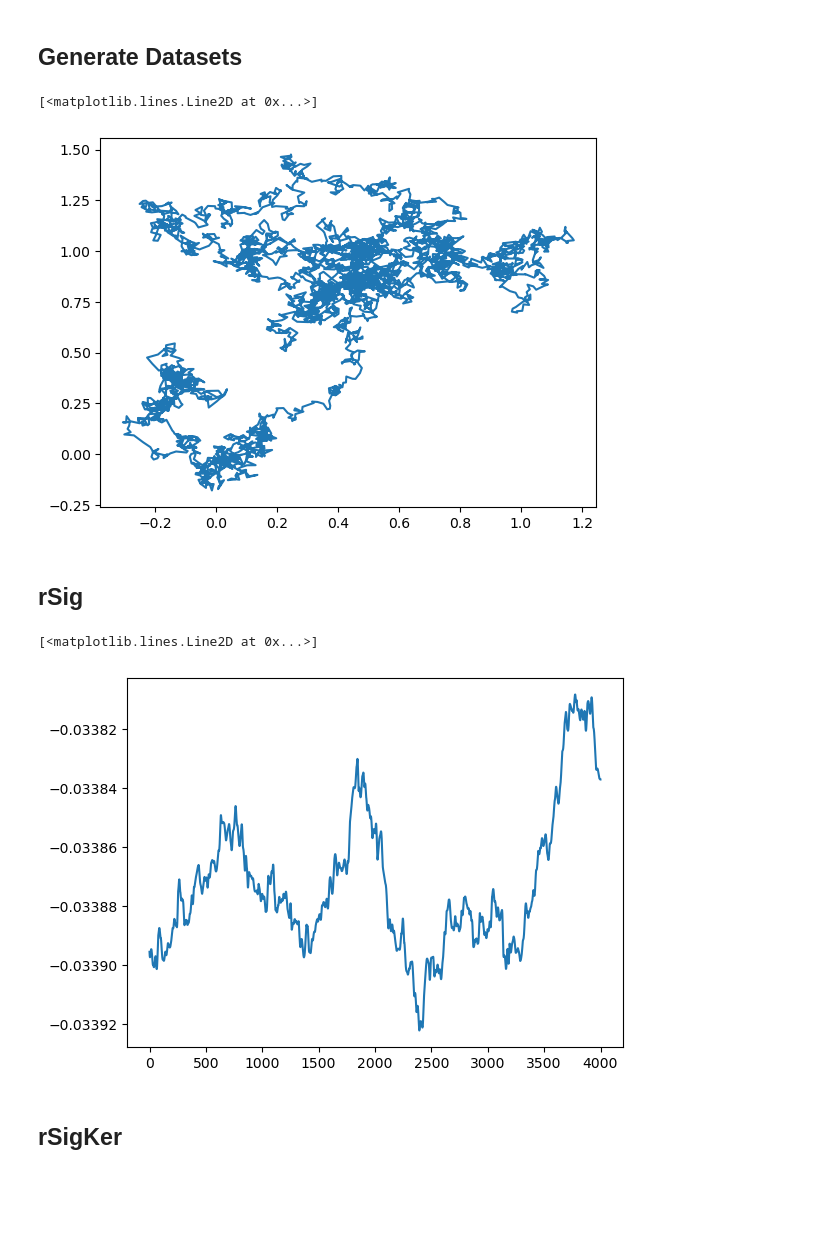
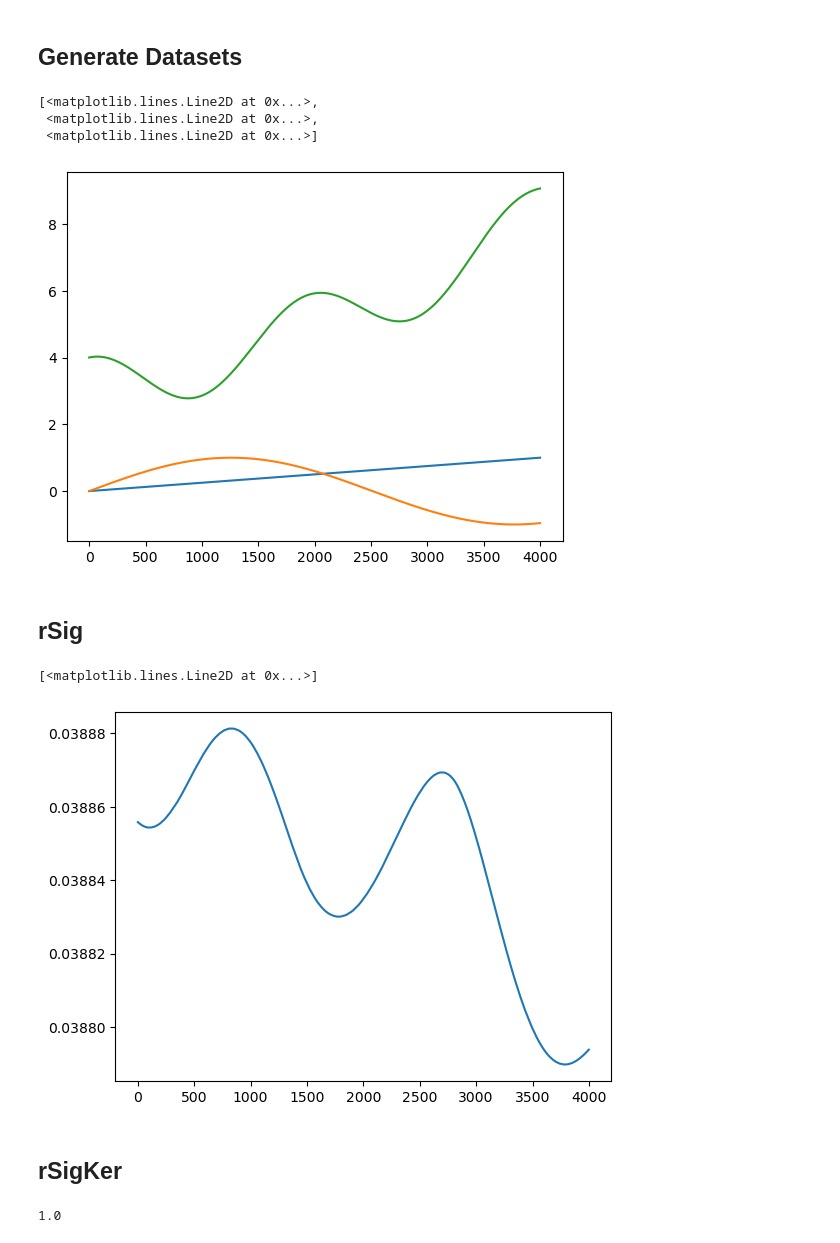
Before and after one commit to MucaCirone/NeuralSignatureKernels, a Jupyter notebook: notebooks/test.ipynb, the cells around one changed output. Saved outputs shown, nothing was run; the diff lists cells and outputs as text; code cells hidden in the pictures; blank space fills up the shorter version.

Commit message:
batch compatibility

```diff
--- a/notebooks/test.ipynb
+++ b/notebooks/test.ipynb
@@ -27,6 +28,18 @@ def generate_BM(batch, timesteps, d, T=1.0):
     B = dB.cumsum(dim=1)
 
     return B
+
+def generate_paths(batch, timesteps):
+
+    times = torch.linspace(0., 1, timesteps)
+
+    x = torch.stack([np.sin(w*times).double() for w in np.linspace(5,8,batch) ])
+    x = x[..., None]
+
+    y = torch.stack([np.cos(w*times).double() + 3*np.exp(times).double() for w in np.linspace(13,16,batch)])
+    y = y[..., None]
+
+    return torch.cat([x, y], dim=-1)
 # %% [markdown]
 # Randomized Signatures
 # %% [markdown]
@@ -34,18 +47,23 @@ def generate_BM(batch, timesteps, d, T=1.0):
 # %%
 # Hyperparameters
 batch, timesteps, d = 4, 4000, 2
 ReLU = lambda x : x * (x > 0)
 
 # Data
 # I: (timesteps, )
 I = torch.linspace(0, 1.0, timesteps)
 # X: (batch, timesteps, 1+d)
 X = augment_with_time(generate_BM(batch, timesteps, d))
+# Y: (batch, timesteps, 1+2)
+Y = augment_with_time(generate_paths(batch, timesteps))
 
-plt.plot(X[0, :,1],X[0, :,2])
+#plt.plot(X[0, :,1], X[0, :,2])
+plt.plot(Y[0])
 # %% [output]
-[<matplotlib.lines.Line2D at 0x...>]
+[<matplotlib.lines.Line2D at 0x...>,
+ <matplotlib.lines.Line2D at 0x...>,
+ <matplotlib.lines.Line2D at 0x...>]
-[figure, old version]
+[figure, new version]
 # %% [markdown]
 ## rSig
 # %%
@@ -68,8 +90,8 @@ S_1 = model.forward(X, interval = I, interval_return=I)/N # (batch, timesteps, N
 # %%
-plt.plot(S_1[1, :, 3])
+plt.plot(S_1[1, :, 0])
 # %% [output]
 [<matplotlib.lines.Line2D at 0x...>]
-[figure, old version]
+[figure, new version]
 # %% [markdown]
 ## rSigKer
 # %%
@@ -81,0 +105,6 @@ G = Kernel.compute_Gram_matrix(X, X, interval_return=I)
+# %%
+sigmas = {"sigma_0": 1.0, "sigma_A": 1.0, "sigma_b": 1.0}
+
+sigmas["sigma_0"]
+# %% [output]
+1.0
```
Also changed, not shown: parts of 8 cells of this notebook, 2 other files.
